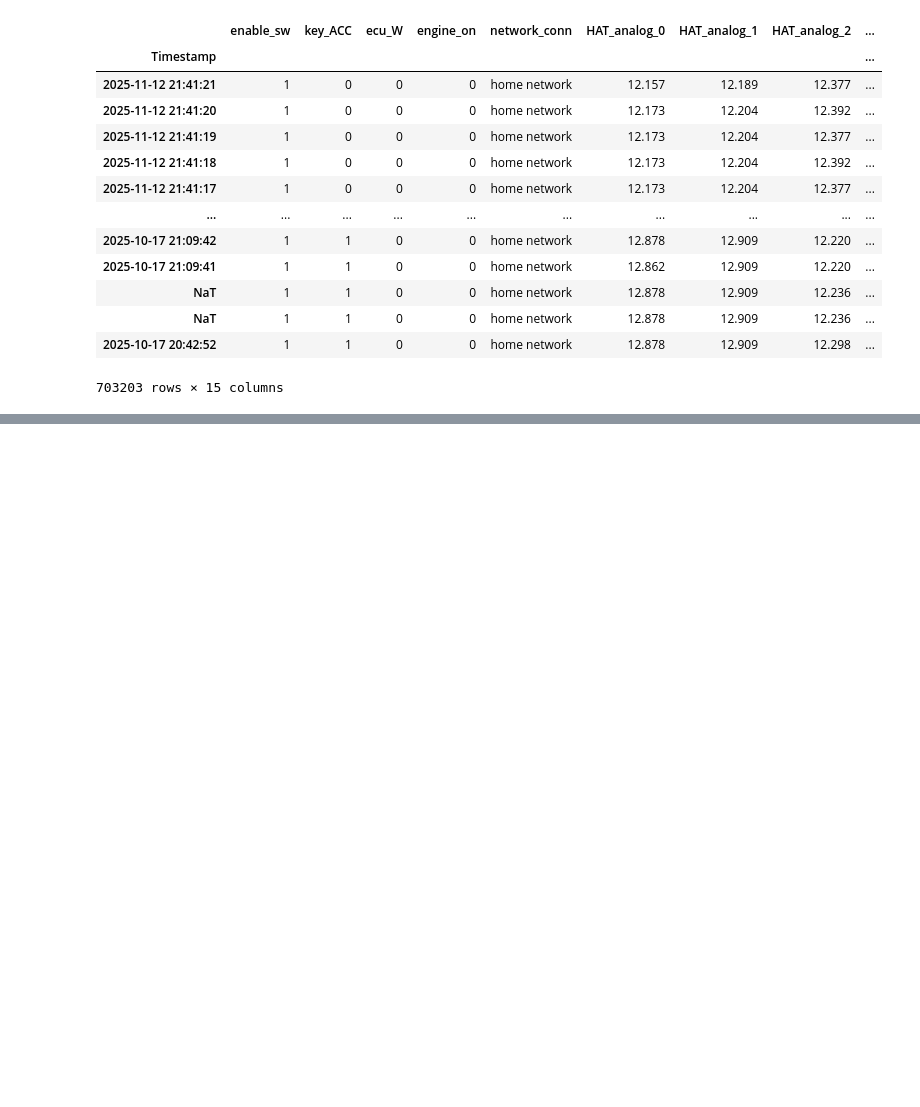
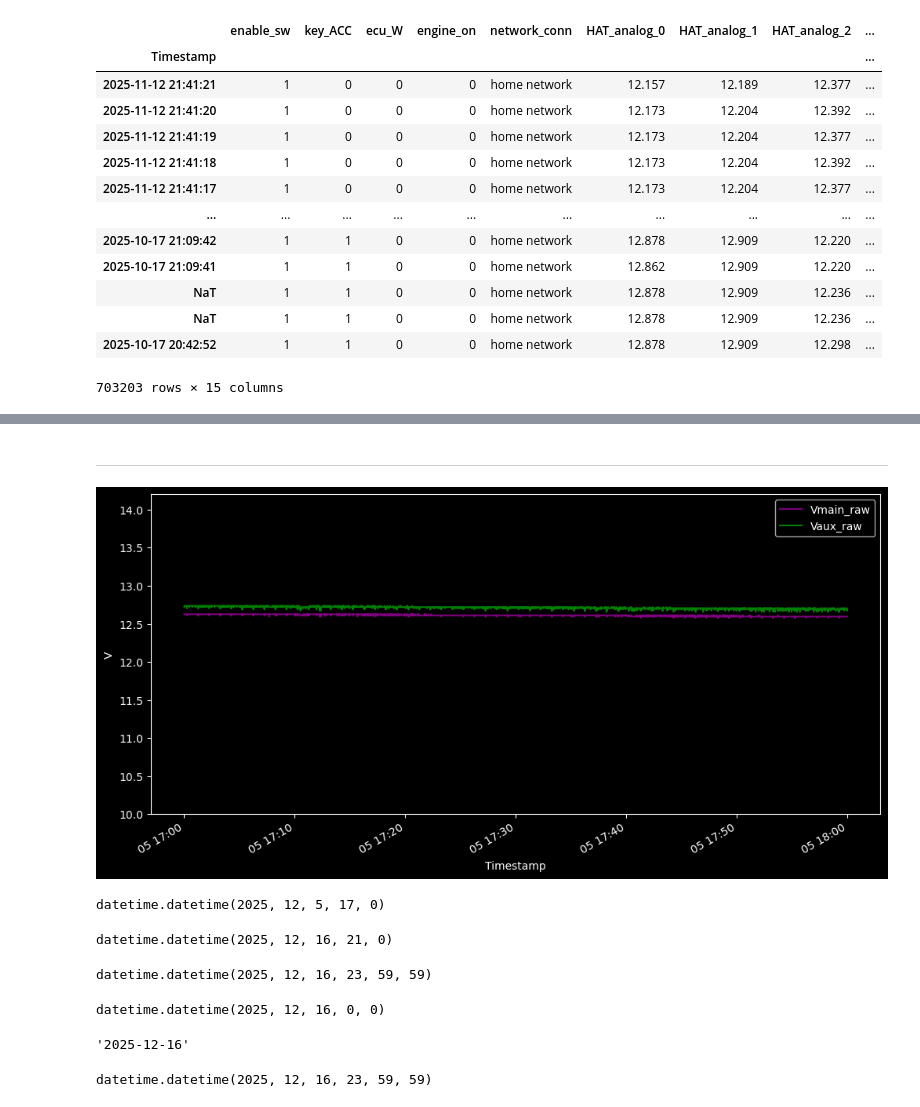
Before and after one commit to jbowen102/vehicle_aux_battery_control, a Jupyter notebook: datalogging.ipynb, the cells around one changed output, grey strips where cells are left out. Drawn from its saved outputs; the diff is of its cells as text; code cells hidden in the pictures; blank space fills up the shorter version.

```diff
--- a/datalogging.ipynb
+++ b/datalogging.ipynb
@@ -357,0 +408,41 @@ dl._execute_sql(sql_stmt, query=True)
+# %% [markdown]
+##
+---
+# %%
+from importlib import reload
+import class_def
+reload(class_def)
+dl = class_def.DataLogger()
+# %%
+voltages = dl.get_voltages(dt.date.fromisoformat("2025-12-06"), 4*24*60*60)
+start_time = dt.datetime.strptime("20251205T1700", class_def.DATETIME_FORMAT)
+end_time = dt.datetime.strptime("20251205T1800", class_def.DATETIME_FORMAT)
+voltages[(voltages.index > start_time) & (voltages.index < end_time)].plot(figsize=(12,6), ylabel="V", color=("purple", "green"), ylim=[10, 14.2]);
+# %% [output]
+[figure, added]
+# %%
+dt.datetime.strptime("20251205T1700", class_def.DATETIME_FORMAT)
+# %% [output]
+datetime.datetime(2025, 12, 5, 17, 0)
+# %%
+dt.datetime.strptime("20251216T2100", class_def.DATETIME_FORMAT)
+# %% [output]
+datetime.datetime(2025, 12, 16, 21, 0)
+# %%
+# dt.datetime.now().date().isoformat() + "T235959"
+dt.datetime.fromisoformat(dt.datetime.now().date().isoformat() + "T235959")
+# %% [output]
+datetime.datetime(2025, 12, 16, 23, 59, 59)
+# %%
+# dt.datetime.now().date().isoformat() + "T235959"
+dt.datetime.fromisoformat(dt.datetime.now().date().isoformat() + "T235959") - dt.timedelta(seconds=24*60*60-1)
+# %% [output]
+datetime.datetime(2025, 12, 16, 0, 0)
+# %%
+date_str = dt.datetime.now().date().isoformat(); date_str
+# %% [output]
+'2025-12-16'
+# %%
+dt.datetime.fromisoformat(date_str + "T235959")
+# %% [output]
+datetime.datetime(2025, 12, 16, 23, 59, 59)
```
Also changed, not shown: parts of 15 cells of this notebook, 1 other file.
